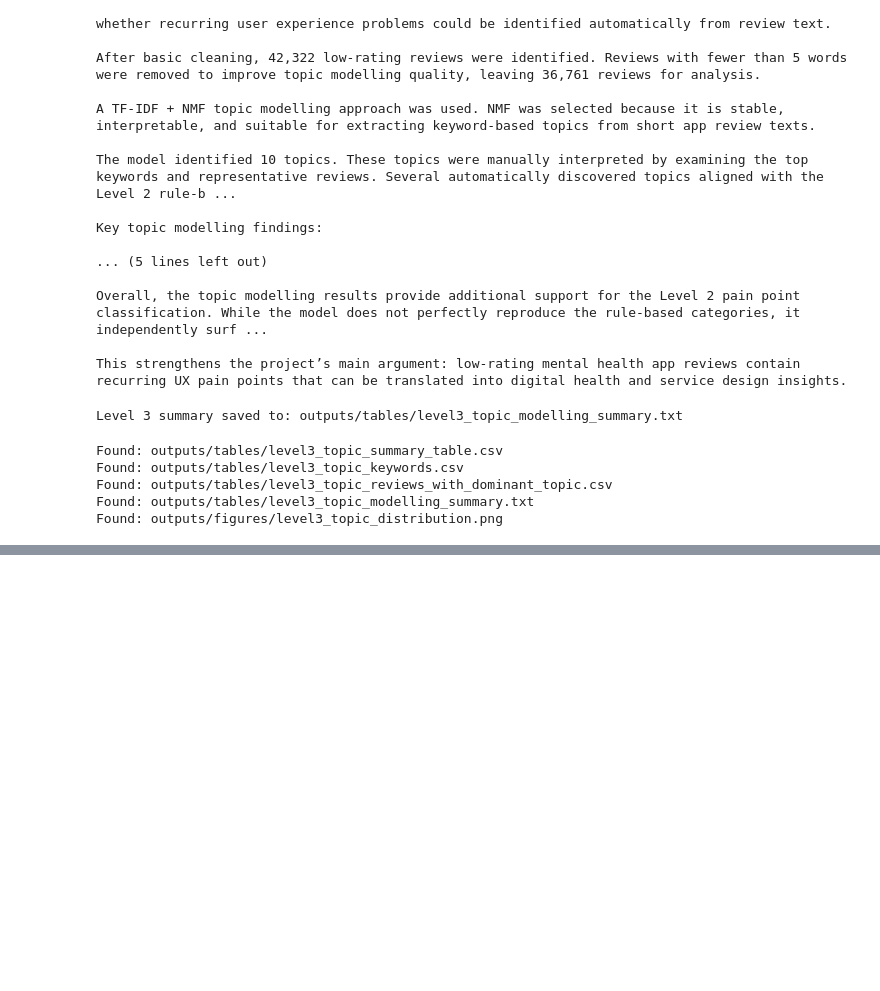
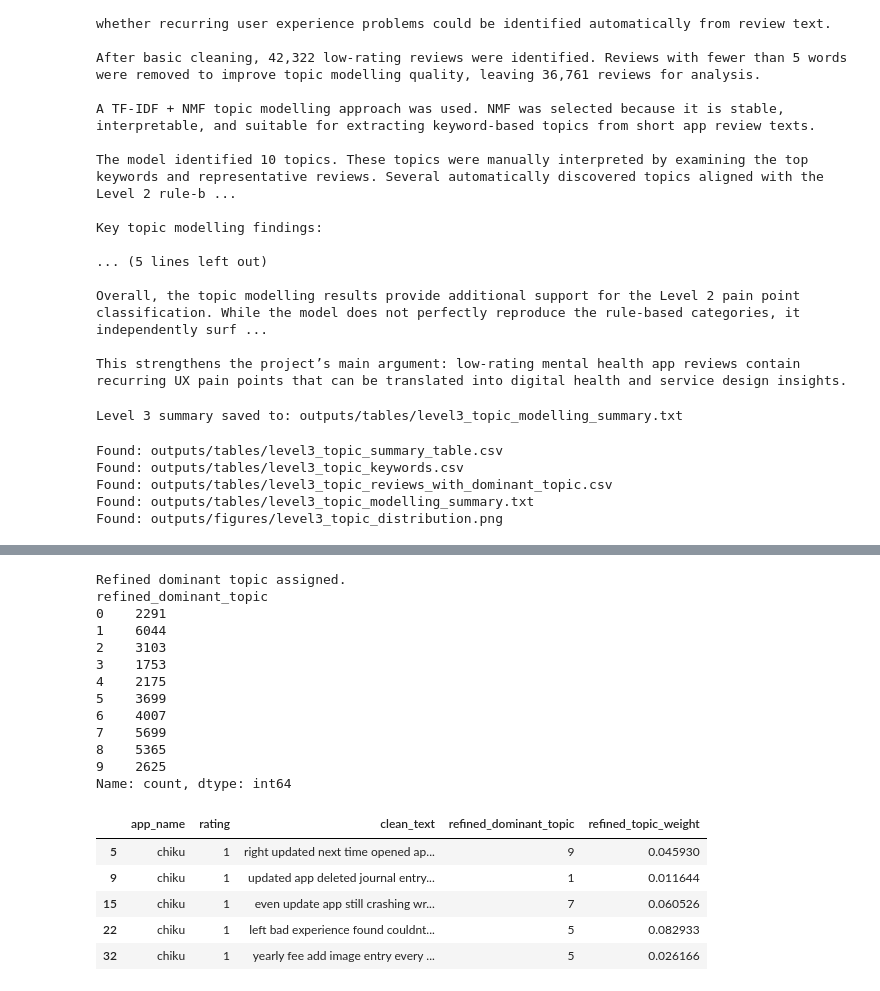
Before and after one commit to erxuanqi/mental-health-app-ux-analysis, a Jupyter notebook: notebooks/02_topic_modelling_level3.ipynb, the cells around one changed output, grey strips where cells are left out. Drawn from its saved outputs; the diff is of its cells as text; code cells hidden in the pictures; blank space fills up the shorter version.

```diff
--- a/notebooks/02_topic_modelling_level3.ipynb
+++ b/notebooks/02_topic_modelling_level3.ipynb
@@ -773,0 +806,14 @@ Found: outputs/figures/level3_topic_distribution.png
+# %%
+# Refined TF-IDF vectorization with custom stopwords
+
+refined_tfidf_vectorizer = TfidfVectorizer(
+    max_df=0.85,
+    min_df=20,
+    max_features=5000,
+    stop_words=list(custom_stopwords),
+    ngram_range=(1, 2)
+)
+
+refined_tfidf_matrix = refined_tfidf_vectorizer.fit_transform(docs)
+
+print("Refined TF-IDF matrix shape:", refined_tfidf_matrix.shape)
@@ -773,0 +822,16 @@ Found: outputs/figures/level3_topic_distribution.png
+# %%
+# Run refined NMF topic modelling
+
+refined_n_topics = 10
+
+refined_nmf_model = NMF(
+    n_components=refined_n_topics,
+    random_state=42,
+    init="nndsvda",
+    max_iter=500
+)
+
+refined_nmf_topics = refined_nmf_model.fit_transform(refined_tfidf_matrix)
+
+print("Refined NMF topic modelling completed.")
+print("Refined document-topic matrix shape:", refined_nmf_topics.shape)
@@ -773,0 +865,34 @@ Found: outputs/figures/level3_topic_distribution.png
+# %%
+# Assign dominant topic from the refined NMF model
+
+refined_topic_reviews = topic_reviews.copy()
+
+refined_topic_reviews["refined_dominant_topic"] = refined_nmf_topics.argmax(axis=1)
+refined_topic_reviews["refined_topic_weight"] = refined_nmf_topics.max(axis=1)
+
+print("Refined dominant topic assigned.")
+print(refined_topic_reviews["refined_dominant_topic"].value_counts().sort_index())
+
+refined_topic_reviews[
+    ["app_name", "rating", "clean_text", "refined_dominant_topic", "refined_topic_weight"]
+].head()
+# %% [output]
+Refined dominant topic assigned.
+refined_dominant_topic
+0    2291
+1    6044
+2    3103
+3    1753
+4    2175
+5    3699
+6    4007
+7    5699
+8    5365
+9    2625
+Name: count, dtype: int64
+|  | app_name | rating | clean_text | refined_dominant_topic | refined_topic_weight |
+| 5 | chiku | 1 | right updated next time opened ap... | 9 | 0.045930 |
+| 9 | chiku | 1 | updated app deleted journal entry... | 1 | 0.011644 |
+| 15 | chiku | 1 | even update app still crashing wr... | 7 | 0.060526 |
+| 22 | chiku | 1 | left bad experience found couldnt... | 5 | 0.082933 |
+| 32 | chiku | 1 | yearly fee add image entry every ... | 5 | 0.026166 |
```
Also changed, not shown: parts of 11 cells of this notebook.
